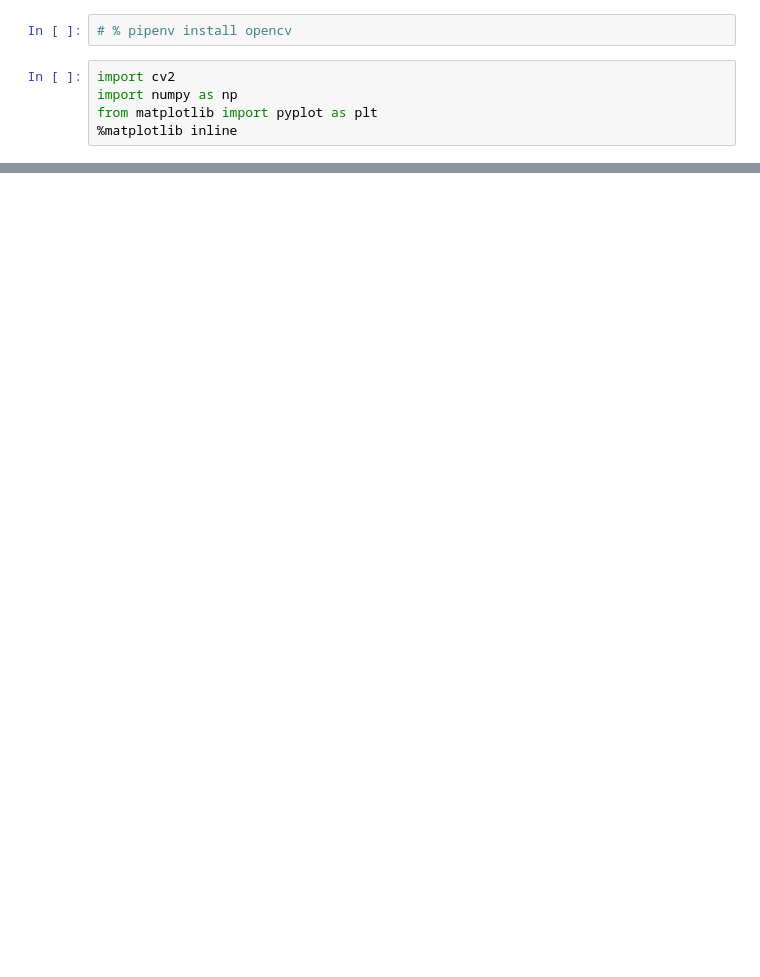
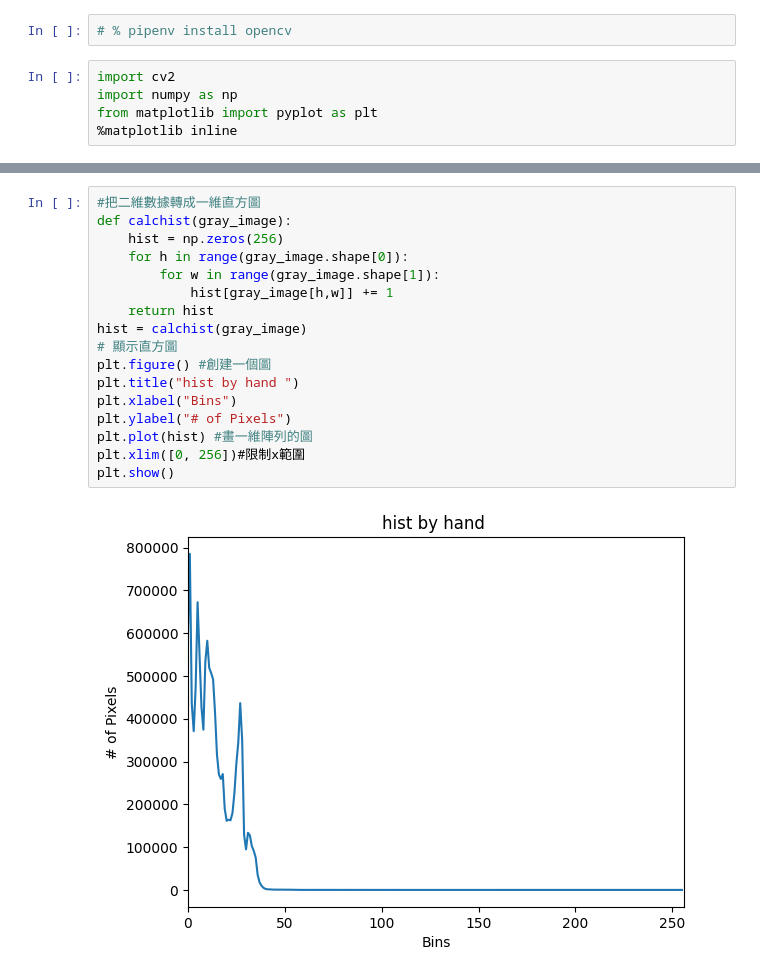
Before and after one commit to hhjjy/capstone, a Jupyter notebook: hw_1.ipynb, the cells around one changed output, grey strips where cells are left out. Saved outputs shown, nothing was run; the diff lists cells and outputs as text; blank space fills up the shorter version.

```diff
--- a/hw_1.ipynb
+++ b/hw_1.ipynb
@@ -108,0 +35,19 @@ plt.show()
+# %%
+#把二維數據轉成一維直方圖
+def calchist(gray_image):
+    hist = np.zeros(256)
+    for h in range(gray_image.shape[0]):
+        for w in range(gray_image.shape[1]):
+            hist[gray_image[h,w]] += 1
+    return hist
+hist = calchist(gray_image)
+# 顯示直方圖
+plt.figure() #創建一個圖
+plt.title("hist by hand ")
+plt.xlabel("Bins")
+plt.ylabel("# of Pixels")
+plt.plot(hist) #畫一維陣列的圖
+plt.xlim([0, 256])#限制x範圍
+plt.show()
+# %% [output]
+[figure, added]
```
Also changed, not shown: parts of 12 cells of this notebook, 14 other files.
